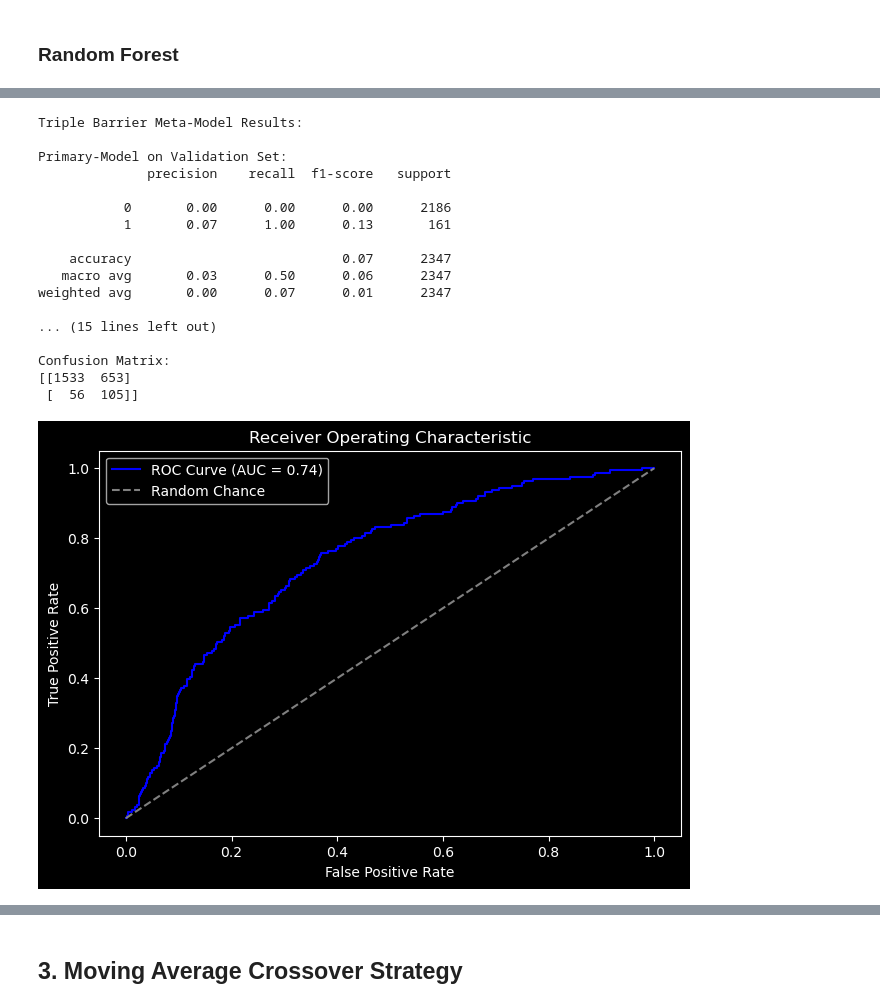
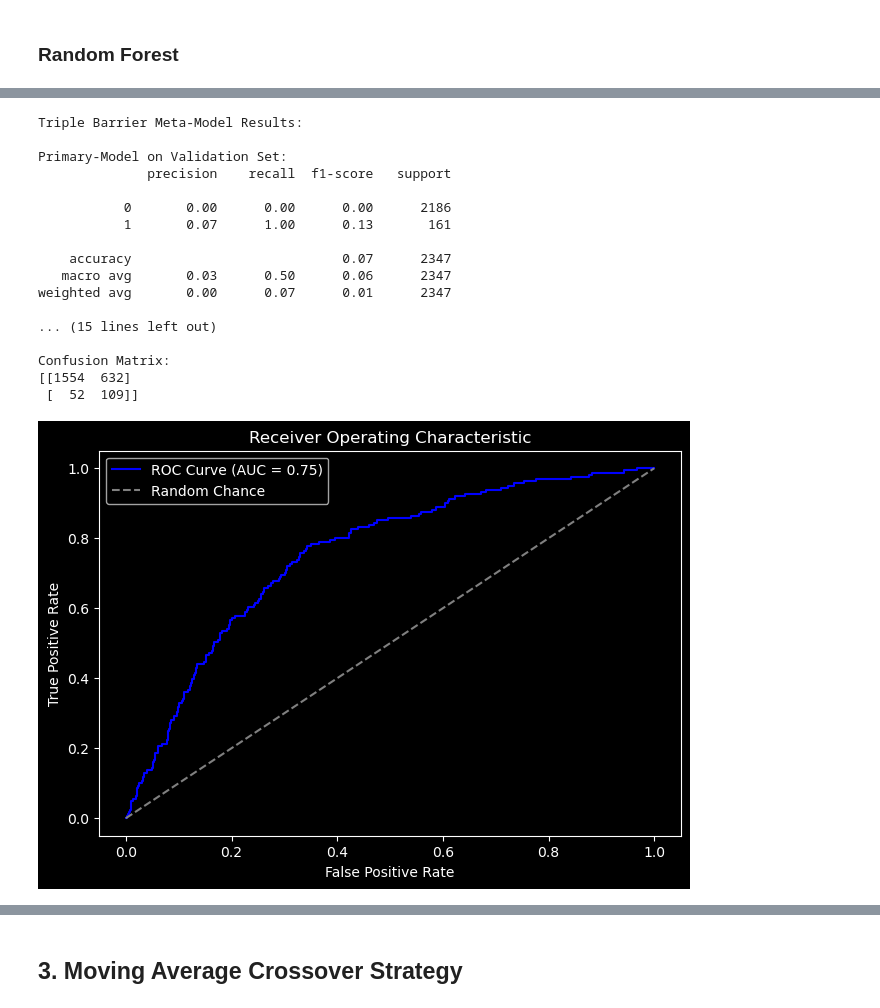
Before and after one commit to pnjoroge54/Machine-Learning-Blueprint, a Jupyter notebook: notebooks/Part_3-Labeling.ipynb, the cells around one changed output, grey strips where cells are left out. Cells and saved outputs as stored; diff of their text form; code cells hidden in the pictures.

```diff
--- a/notebooks/Part_3-Labeling.ipynb
+++ b/notebooks/Part_3-Labeling.ipynb
@@ -166,8 +167,13 @@ Loaded EURUSD_M5_time_2018-01-01-2024-12-31.parq
 bb_period, bb_std = 20, 1.5 # Bollinger Band parameters
 bb_strategy = BollingerMeanReversionStrategy(window=bb_period, num_std=bb_std)
 
+# No shifting b/c mean-reversion seems to benefit from contemporaneous information
 lookback = 10
 bb_feat = create_bollinger_features(bb_df, lookback, bb_period, bb_std)
-bb_feat["side"] = bb_strategy.generate_signals(bb_df)
 bb_feat.info()
+
+# trend_feat = get_bins_from_trend(bb_df.close, span=(5, bb_period), volatility_threshold=0.1, lookforward=False)
+# bb_feat = bb_feat.join(trend_feat[['window', 'slope', 't_value', 'rsquared']])
+
+# bb_feat = bb_feat.shift() # Avoid look-ahead bias
 # %% [output]
@@ -332,26 +335,26 @@ Confusion Matrix:
 # %%
-model_bb_tbl = train_meta_model(model=rf, features=bb_feat.reindex(bb_events_tbl.index), labels=bb_events_tbl)
+model_bb_tbl = train_meta_model(model=rf, features=bb_feat, labels=bb_events_tbl)
 print("Triple Barrier Meta-Model Results:\n")
 meta_labelling_reports(
     model_bb_tbl.y_test, model_bb_tbl.w_test, model_bb_tbl.pred, model_bb_tbl.prob, plot_roc=True
     )
 # %% [output]
 Triple Barrier Meta-Model Results:
 
 Primary-Model on Validation Set:
               precision    recall  f1-score   support
 
            0       0.00      0.00      0.00      2186
            1       0.07      1.00      0.13       161
 
     accuracy                           0.07      2347
    macro avg       0.03      0.50      0.06      2347
 weighted avg       0.00      0.07      0.01      2347
 
 ... (15 lines left out)
 
 Confusion Matrix:
-[[1533  653]
- [  56  105]]
+[[1554  632]
+ [  52  109]]
-[figure, old version]
+[figure, new version]
 # %%
```
Also changed, not shown: parts of 24 cells of this notebook.
